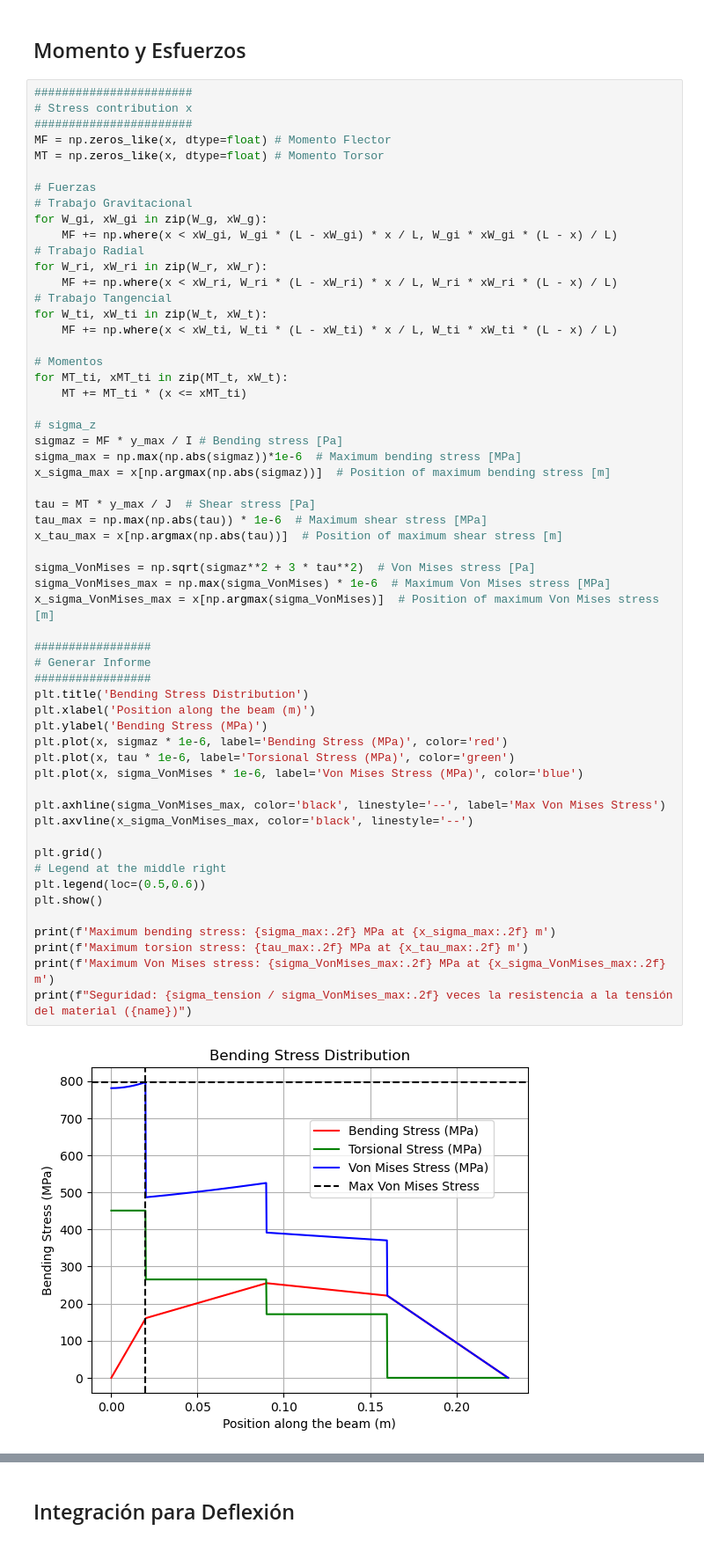
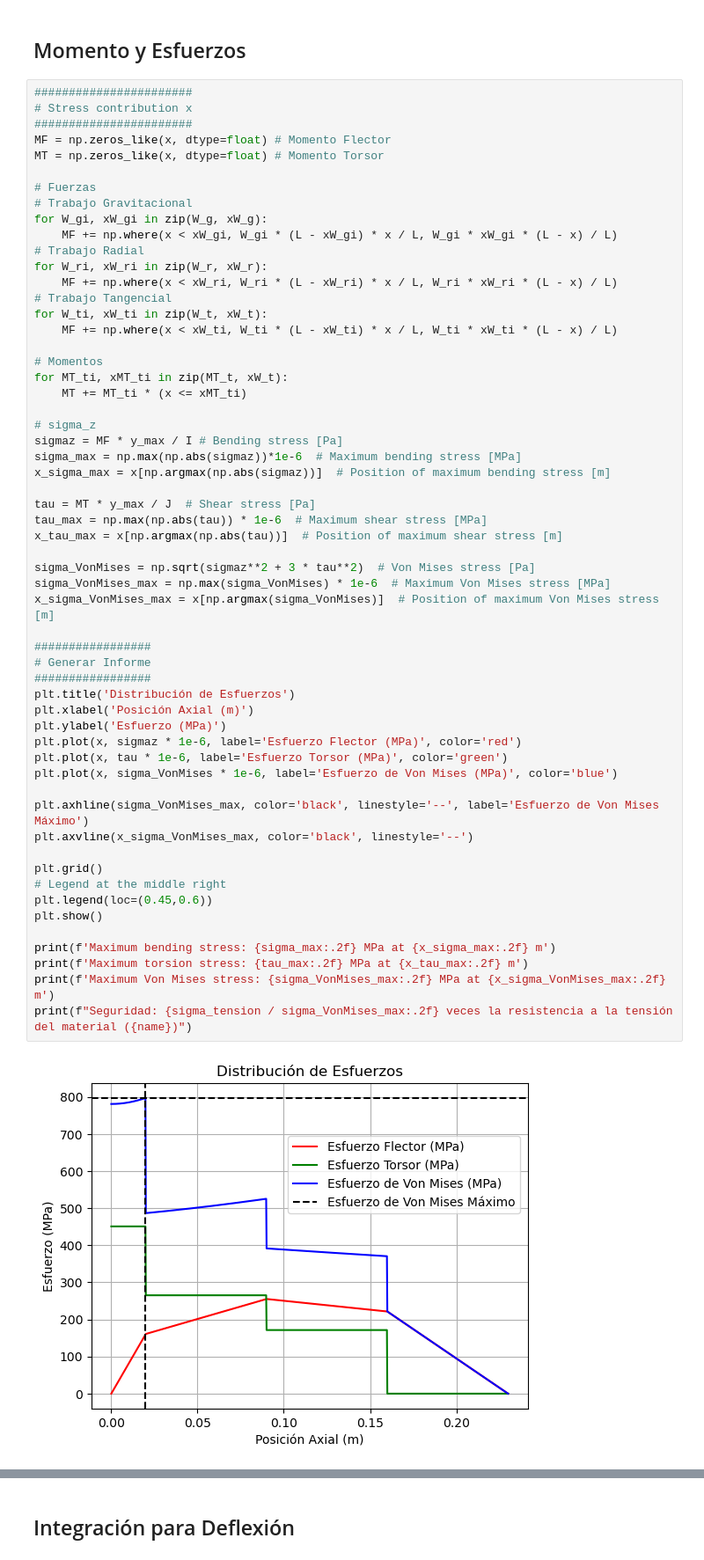
Before and after one commit to iangrosssan/Herramientas_de_Mecanico, a Jupyter notebook: proyecto_deflexion.ipynb, the cells around one changed output, grey strips where cells are left out. Shown at 88% size. Drawn from its saved outputs; the diff is of its cells as text.

```diff
--- a/proyecto_deflexion.ipynb
+++ b/proyecto_deflexion.ipynb
@@ -237,42 +237,42 @@ for MT_ti, xMT_ti in zip(MT_t, xW_t):
     MT += MT_ti * (x <= xMT_ti)
 
 # sigma_z
 sigmaz = MF * y_max / I # Bending stress [Pa]
 sigma_max = np.max(np.abs(sigmaz))*1e-6  # Maximum bending stress [MPa]
 x_sigma_max = x[np.argmax(np.abs(sigmaz))]  # Position of maximum bending stress [m]
 
 tau = MT * y_max / J  # Shear stress [Pa]
 tau_max = np.max(np.abs(tau)) * 1e-6  # Maximum shear stress [MPa]
 x_tau_max = x[np.argmax(np.abs(tau))]  # Position of maximum shear stress [m]
 
 sigma_VonMises = np.sqrt(sigmaz**2 + 3 * tau**2)  # Von Mises stress [Pa]
 sigma_VonMises_max = np.max(sigma_VonMises) * 1e-6  # Maximum Von Mises stress [MPa]
 x_sigma_VonMises_max = x[np.argmax(sigma_VonMises)]  # Position of maximum Von Mises stress [m]
 
 #################
 # Generar Informe
 #################
-plt.title('Bending Stress Distribution')
-plt.xlabel('Position along the beam (m)')
-plt.ylabel('Bending Stress (MPa)')
-plt.plot(x, sigmaz * 1e-6, label='Bending Stress (MPa)', color='red')
-plt.plot(x, tau * 1e-6, label='Torsional Stress (MPa)', color='green')
-plt.plot(x, sigma_VonMises * 1e-6, label='Von Mises Stress (MPa)', color='blue')
+plt.title('Distribución de Esfuerzos')
+plt.xlabel('Posición Axial (m)')
+plt.ylabel('Esfuerzo (MPa)')
+plt.plot(x, sigmaz * 1e-6, label='Esfuerzo Flector (MPa)', color='red')
+plt.plot(x, tau * 1e-6, label='Esfuerzo Torsor (MPa)', color='green')
+plt.plot(x, sigma_VonMises * 1e-6, label='Esfuerzo de Von Mises (MPa)', color='blue')
 
-plt.axhline(sigma_VonMises_max, color='black', linestyle='--', label='Max Von Mises Stress')
+plt.axhline(sigma_VonMises_max, color='black', linestyle='--', label='Esfuerzo de Von Mises Máximo')
 plt.axvline(x_sigma_VonMises_max, color='black', linestyle='--')
 
 plt.grid()
 # Legend at the middle right
-plt.legend(loc=(0.5,0.6))
+plt.legend(loc=(0.45,0.6))
 plt.show()
 
 print(f'Maximum bending stress: {sigma_max:.2f} MPa at {x_sigma_max:.2f} m')
 print(f'Maximum torsion stress: {tau_max:.2f} MPa at {x_tau_max:.2f} m')
 print(f'Maximum Von Mises stress: {sigma_VonMises_max:.2f} MPa at {x_sigma_VonMises_max:.2f} m')
 print(f"Seguridad: {sigma_tension / sigma_VonMises_max:.2f} veces la resistencia a la tensión del material ({name})")
 # %% [output]
-[figure, old version]
+[figure, new version]
 Maximum bending stress: 255.21 MPa at 0.09 m
 Maximum torsion stress: 450.96 MPa at 0.00 m
 Maximum Von Mises stress: 797.17 MPa at 0.02 m
```
